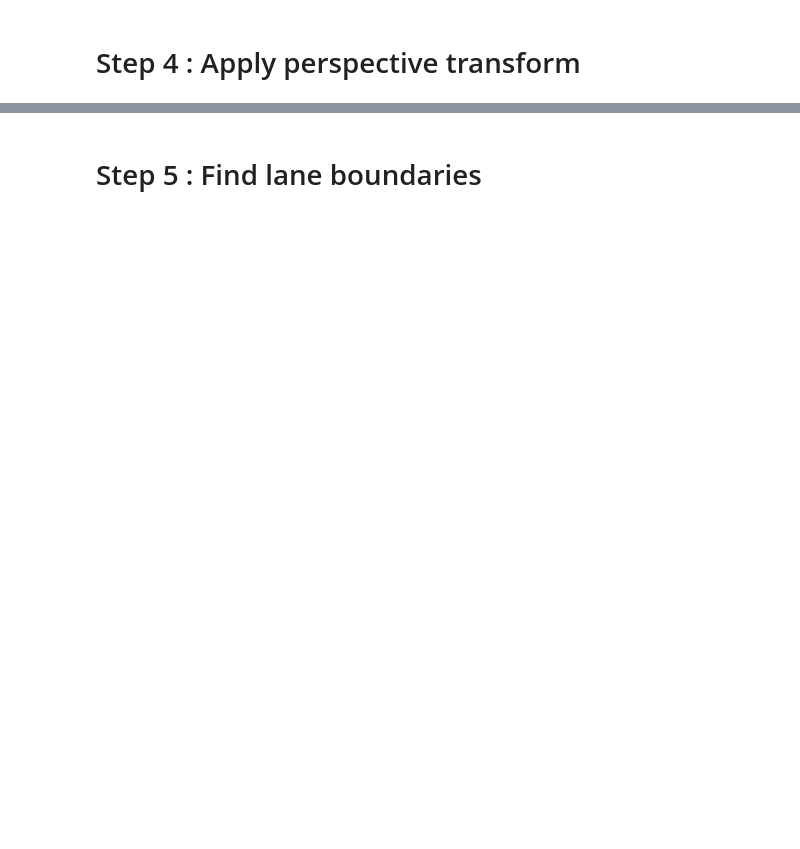
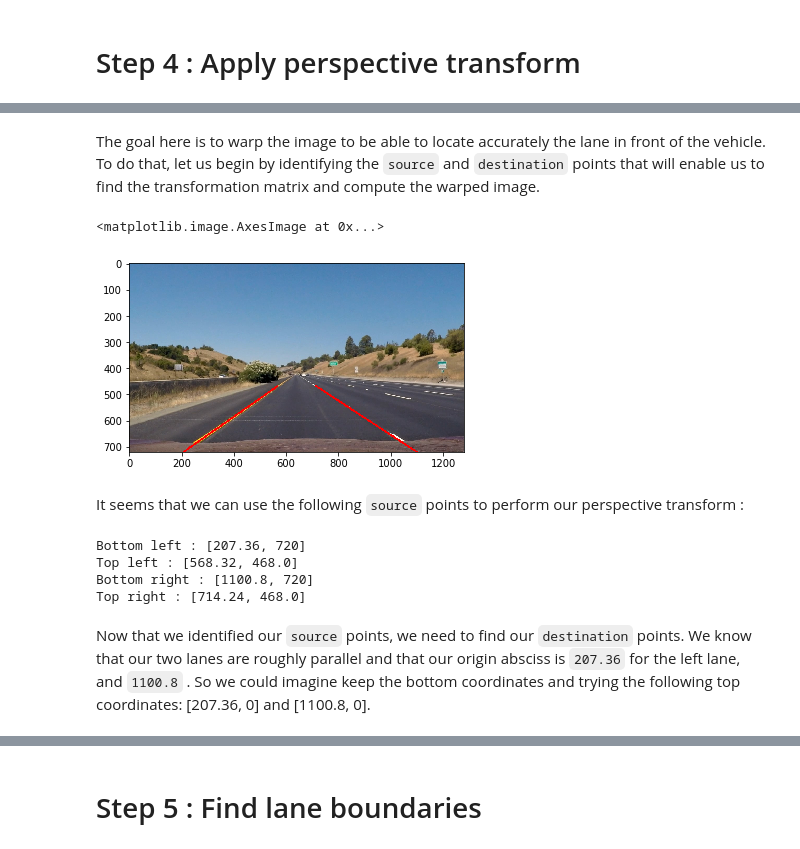
Before and after one commit to raijisse/Udacity-SDC-P2-Advanced-Finding-Lanes, a Jupyter notebook: P2_image.ipynb, the cells around one changed output, grey strips where cells are left out. Cells and saved outputs as stored; diff of their text form; code cells hidden in the pictures; blank space fills up the shorter version.

```diff
--- a/P2_image.ipynb
+++ b/P2_image.ipynb
@@ -136,0 +144,31 @@ Warp binarized image
+# %% [markdown]
+The goal here is to warp the image to be able to locate accurately the lane in front of the vehicle. To do that, let us begin by identifying the `source` and `destination` points that will enable us to find the transformation matrix and compute the warped image.
+# %%
+# Identify source points
+BOTTOM_LEFT = [0.162*image.shape[1], image.shape[0]]
+TOP_LEFT = [0.444*image.shape[1], 0.65*image.shape[0]]
+BOTTOM_RIGHT = [0.86*image.shape[1], image.shape[0]]
+TOP_RIGHT = [0.558*image.shape[1],0.65*image.shape[0]]
+
+image = mpimg.imread('./test_images/straight_lines1.jpg')
+laned = cv2.line(image, tuple([int(i) for i in BOTTOM_LEFT]), tuple([int(i) for i in TOP_LEFT]), color = (255,0,0), thickness=5)
+laned = cv2.line(laned, tuple([int(i) for i in BOTTOM_RIGHT]), tuple([int(i) for i in TOP_RIGHT]), color = (255,0,0), thickness=5)
+
+plt.imshow(laned)
+# %% [output]
+<matplotlib.image.AxesImage at 0x...>
+[figure, added]
+# %% [markdown]
+It seems that we can use the following `source` points to perform our perspective transform :
+# %%
+print('Bottom left :', BOTTOM_LEFT)
+print('Top left :', TOP_LEFT)
+print('Bottom right :', BOTTOM_RIGHT)
+print('Top right :', TOP_RIGHT)
+# %% [output]
+Bottom left : [207.36, 720]
+Top left : [568.32, 468.0]
+Bottom right : [1100.8, 720]
+Top right : [714.24, 468.0]
+# %% [markdown]
+Now that we identified our `source` points, we need to find our `destination` points. We know that our two lanes are roughly parallel and that our origin absciss is `207.36` for the left lane, and `1100.8` . So we could imagine keep the bottom coordinates and trying the following top coordinates: [207.36, 0] and [1100.8, 0].
```
Also changed, not shown: parts of 32 cells of this notebook, 4 other files.
